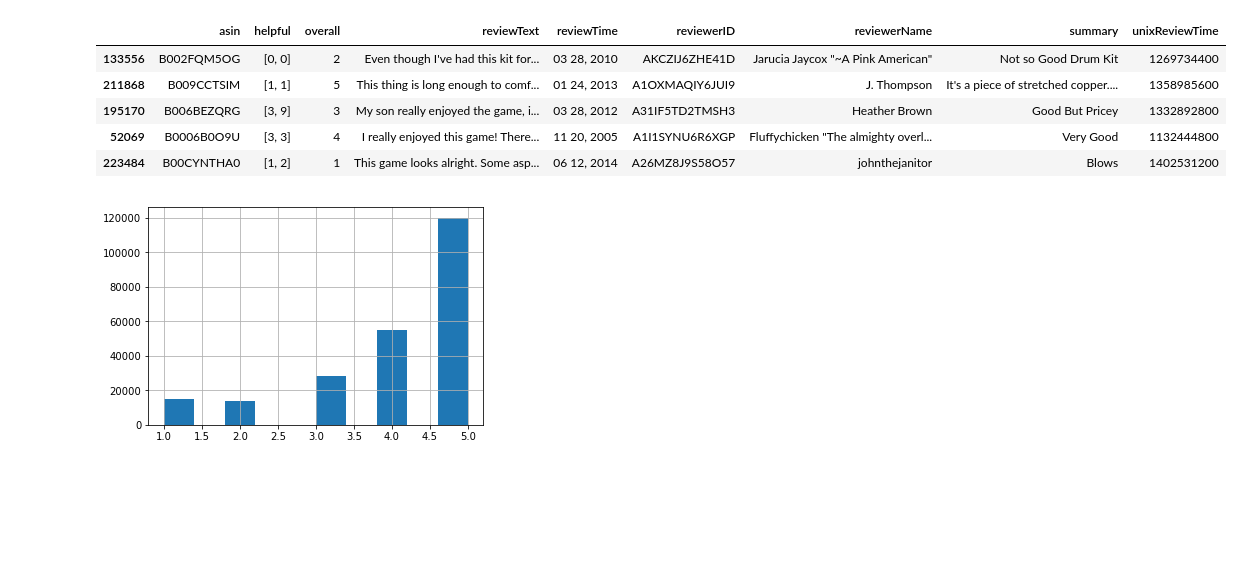
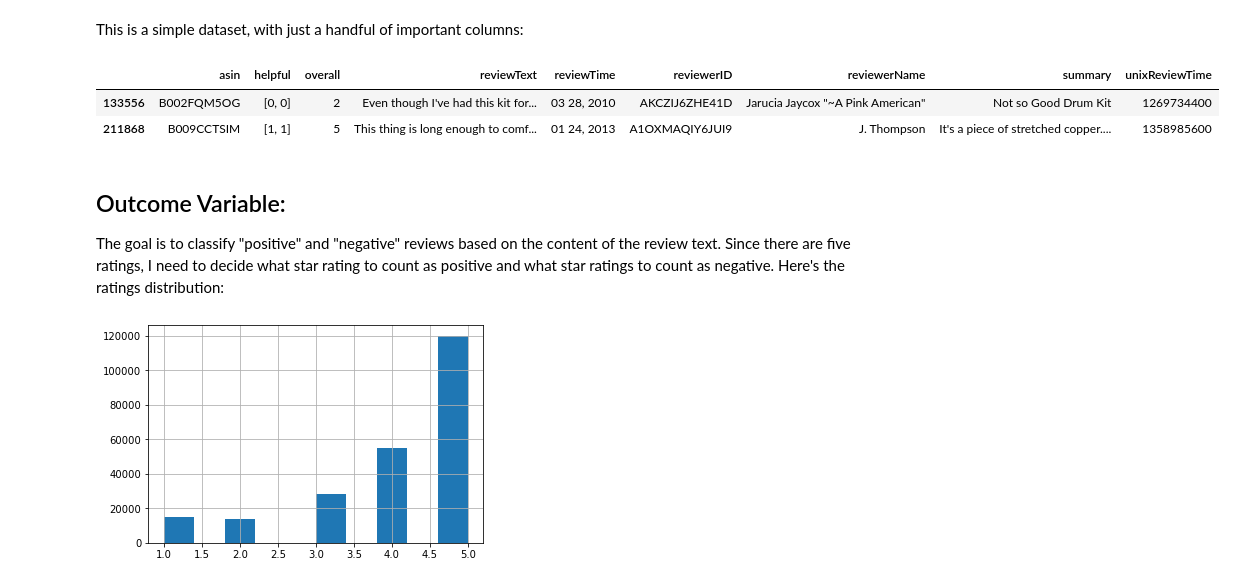
Before and after one commit to AlliedToasters/AmazonReviews, a Jupyter notebook: VideoGames.ipynb, the cells around one changed output. Saved outputs shown, nothing was run; the diff lists cells and outputs as text; code cells hidden in the pictures; blank space fills up the shorter version.

Commit message:
add text to notebook

```diff
--- a/VideoGames.ipynb
+++ b/VideoGames.ipynb
@@ -10,15 +14,17 @@ from sklearn.model_selection import cross_val_score
 # %%
 df = pd.read_json('./rVG5.json', lines=True)
 df = df.sample(frac=1, random_state=111)
+# %% [markdown]
+This is a simple dataset, with just a handful of important columns:
 # %%
-df.head()
+df.head(2)
 # %% [output]
 |  | asin | helpful | overall | reviewText | reviewTime | reviewerID | reviewerName | summary | unixReviewTime |
 | 133556 | B002FQM5OG | [0, 0] | 2 | Even though I've had this kit for... | 03 28, 2010 | AKCZIJ6ZHE41D | Jarucia Jaycox "~A Pink American" | Not so Good Drum Kit | 1269734400 |
 | 211868 | B009CCTSIM | [1, 1] | 5 | This thing is long enough to comf... | 01 24, 2013 | A1OXMAQIY6JUI9 | J. Thompson | It's a piece of stretched copper.... | 1358985600 |
-| 195170 | B006BEZQRG | [3, 9] | 3 | My son really enjoyed the game, i... | 03 28, 2012 | A31IF5TD2TMSH3 | Heather Brown | Good But Pricey | 1332892800 |
-| 52069 | B0006B0O9U | [3, 3] | 4 | I really enjoyed this game! There... | 11 20, 2005 | A1I1SYNU6R6XGP | Fluffychicken "The almighty overl... | Very Good | 1132444800 |
-| 223484 | B00CYNTHA0 | [1, 2] | 1 | This game looks alright. Some asp... | 06 12, 2014 | A26MZ8J9S58O57 | johnthejanitor | Blows | 1402531200 |
+# %% [markdown]
+<H2>Outcome Variable:</H2>
+The goal is to classify "positive" and "negative" reviews based on the content of the review text. Since there are five ratings, I need to decide what star rating to count as positive and what star ratings to count as negative. Here's the ratings distribution:
 # %%
 df.overall.hist();
 plt.show();
```
Also changed, not shown: parts of 36 cells of this notebook.
